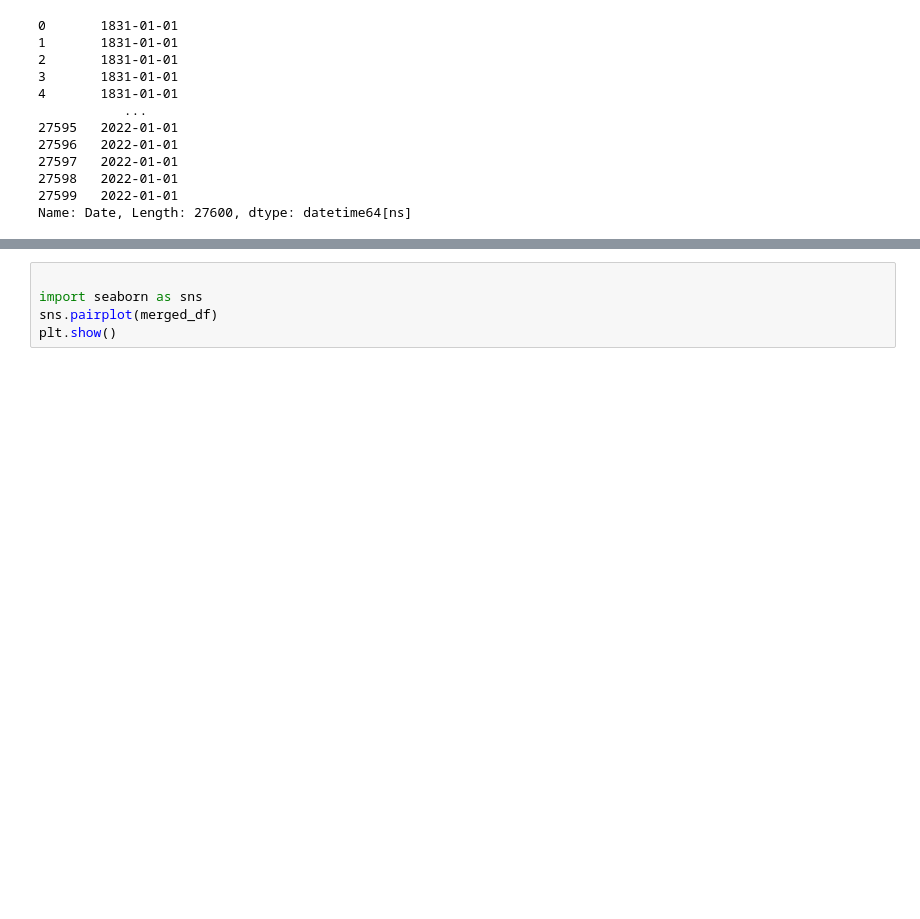
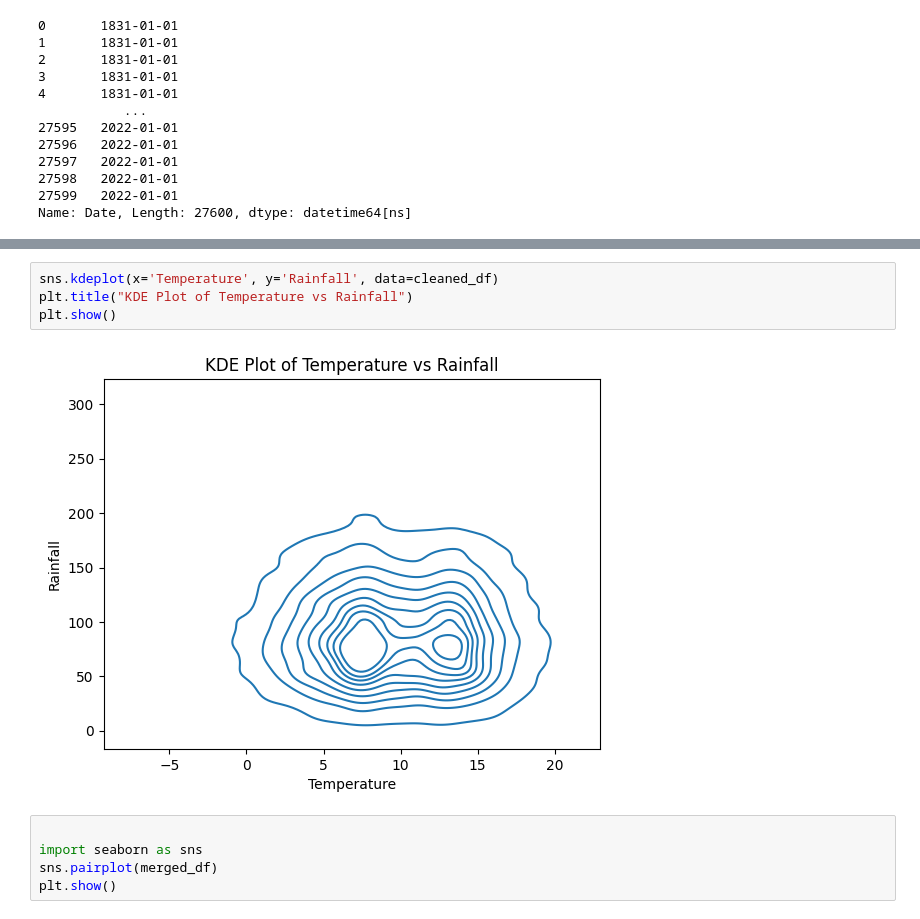
Before and after one commit to Tanjasta/PFDA_Assignment2, a Jupyter notebook: PFDA_Assignment2.ipynb, the cells around one changed output, grey strips where cells are left out. Drawn from its saved outputs; the diff is of its cells as text; blank space fills up the shorter version.

```diff
--- a/PFDA_Assignment2.ipynb
+++ b/PFDA_Assignment2.ipynb
@@ -1284,3 +1333,9 @@ Name: Date, Length: 27600, dtype: datetime64[ns]
+# %%
+sns.kdeplot(x='Temperature', y='Rainfall', data=cleaned_df)
+plt.title("KDE Plot of Temperature vs Rainfall")
+plt.show()
+# %% [output]
+[figure, added]
 # %%
 
 import seaborn as sns
```
Also changed, not shown: parts of 8 cells of this notebook.
